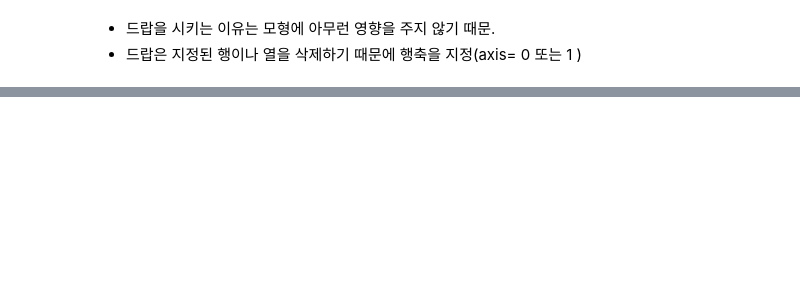
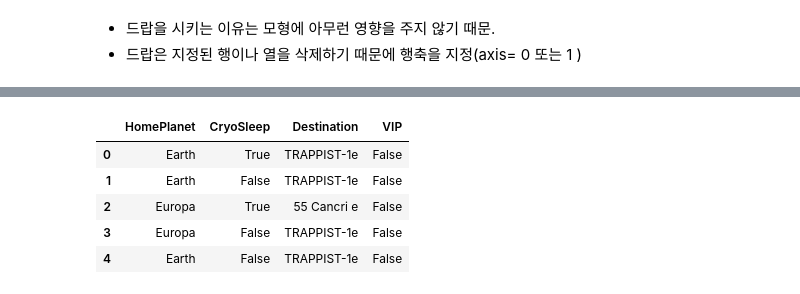
Before and after one commit to kjm12misa/Kaggle, a Jupyter notebook: SpaceShip Titanic/kjm12misa.ipynb, the cells around one changed output, grey strips where cells are left out. Saved outputs shown, nothing was run; the diff lists cells and outputs as text; code cells hidden in the pictures; blank space fills up the shorter version.

```diff
--- a/SpaceShip Titanic/kjm12misa.ipynb
+++ b/SpaceShip Titanic/kjm12misa.ipynb
@@ -189,0 +289,11 @@ df_cat.head(3)
+# %%
+# test
+df_cat = test.select_dtypes(include = 'object')
+df_cat.head()
+# %% [output]
+|  | HomePlanet | CryoSleep | Destination | VIP |
+| 0 | Earth | True | TRAPPIST-1e | False |
+| 1 | Earth | False | TRAPPIST-1e | False |
+| 2 | Europa | True | 55 Cancri e | False |
+| 3 | Europa | False | TRAPPIST-1e | False |
+| 4 | Earth | False | TRAPPIST-1e | False |
```
Also changed, not shown: parts of 32 cells of this notebook.
